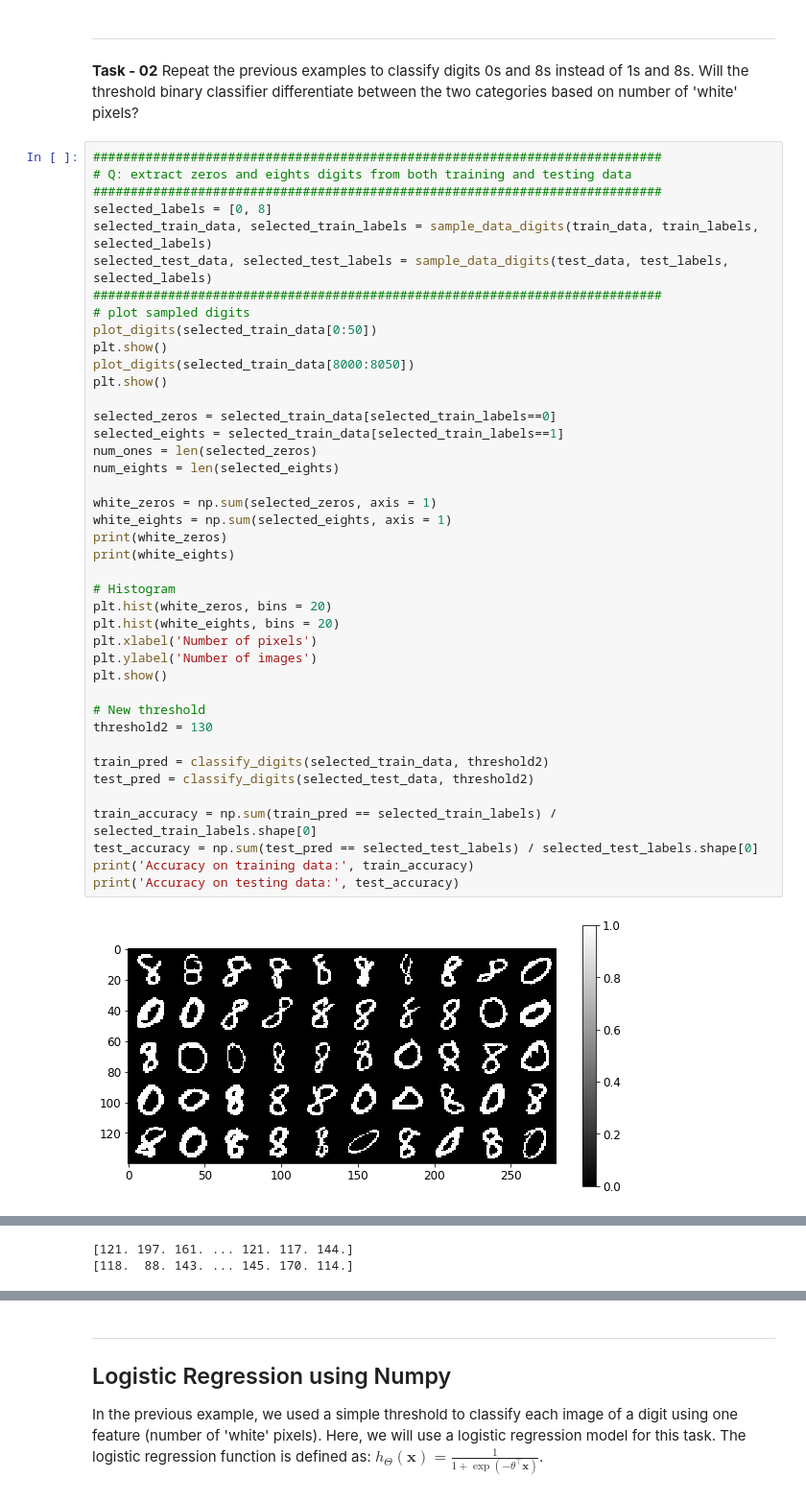
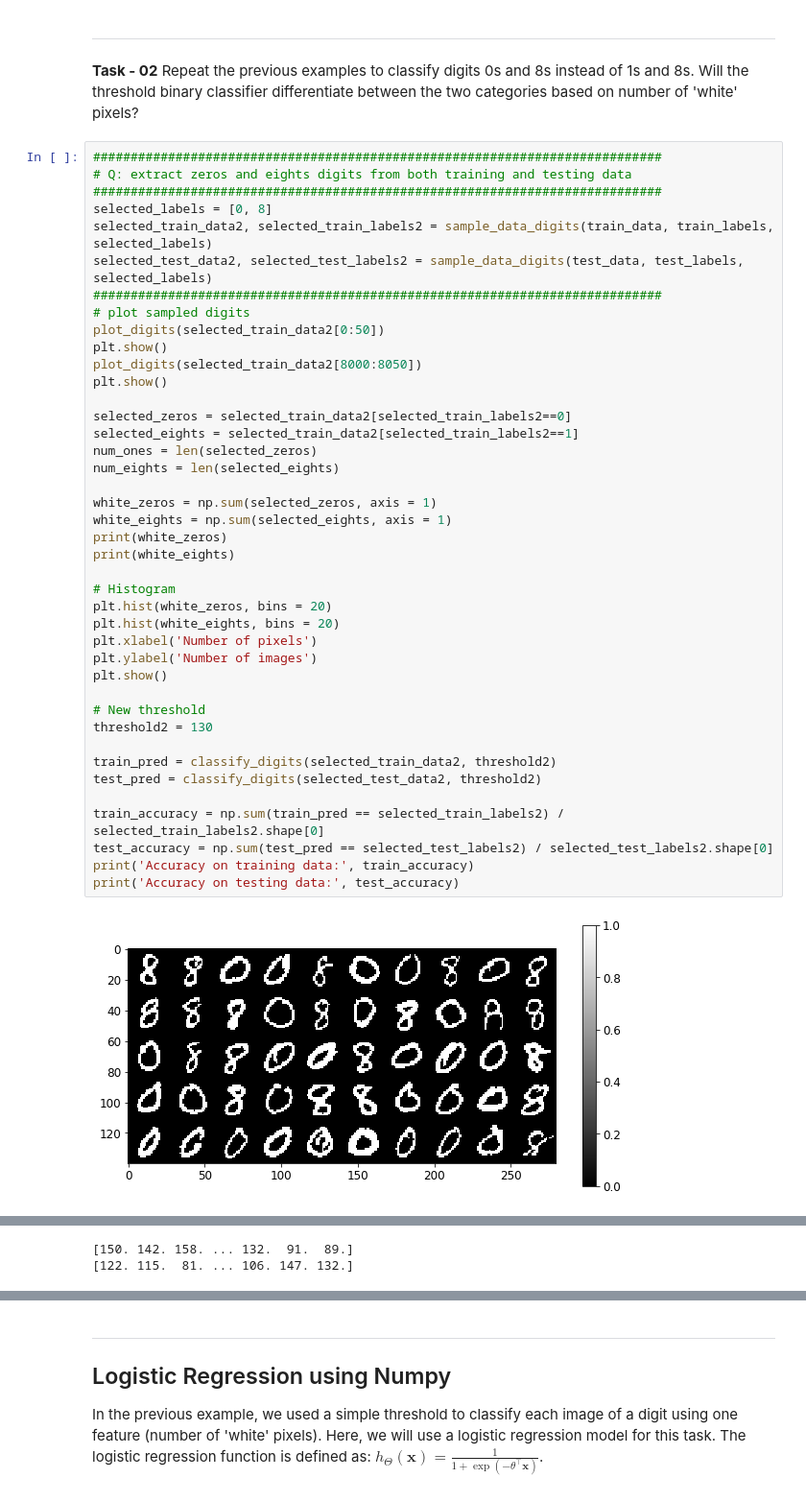
Before and after one commit to kentheo/mli-tutorials, a Jupyter notebook: MLI-Tutorial-1.ipynb, the cells around one changed output, grey strips where cells are left out. Shown: that part at 96% size. Drawn from its saved outputs; the diff is of its cells as text.

```diff
--- a/MLI-Tutorial-1.ipynb
+++ b/MLI-Tutorial-1.ipynb
@@ -228,41 +228,41 @@ Repeat the previous examples to classify digits 0s and 8s instead of 1s and 8s.
 # Q: extract zeros and eights digits from both training and testing data
 ############################################################################
 selected_labels = [0, 8]
-selected_train_data, selected_train_labels = sample_data_digits(train_data, train_labels, selected_labels)
-selected_test_data, selected_test_labels = sample_data_digits(test_data, test_labels, selected_labels)
+selected_train_data2, selected_train_labels2 = sample_data_digits(train_data, train_labels, selected_labels)
+selected_test_data2, selected_test_labels2 = sample_data_digits(test_data, test_labels, selected_labels)
 ############################################################################
 # plot sampled digits
-plot_digits(selected_train_data[0:50])
+plot_digits(selected_train_data2[0:50])
 plt.show()
-plot_digits(selected_train_data[8000:8050])
+plot_digits(selected_train_data2[8000:8050])
 plt.show()
 
-selected_zeros = selected_train_data[selected_train_labels==0]
-selected_eights = selected_train_data[selected_train_labels==1]
+selected_zeros = selected_train_data2[selected_train_labels2==0]
+selected_eights = selected_train_data2[selected_train_labels2==1]
 num_ones = len(selected_zeros)
 num_eights = len(selected_eights)
 
 white_zeros = np.sum(selected_zeros, axis = 1)
 white_eights = np.sum(selected_eights, axis = 1)
 print(white_zeros)
 print(white_eights)
 
 # Histogram
 plt.hist(white_zeros, bins = 20)
 plt.hist(white_eights, bins = 20)
 plt.xlabel('Number of pixels')
 plt.ylabel('Number of images')
 plt.show()
 
 # New threshold
 threshold2 = 130
 
-train_pred = classify_digits(selected_train_data, threshold2)
-test_pred = classify_digits(selected_test_data, threshold2)
+train_pred = classify_digits(selected_train_data2, threshold2)
+test_pred = classify_digits(selected_test_data2, threshold2)
 
-train_accuracy = np.sum(train_pred == selected_train_labels) / selected_train_labels.shape[0]
-test_accuracy = np.sum(test_pred == selected_test_labels) / selected_test_labels.shape[0]
+train_accuracy = np.sum(train_pred == selected_train_labels2) / selected_train_labels2.shape[0]
+test_accuracy = np.sum(test_pred == selected_test_labels2) / selected_test_labels2.shape[0]
 print('Accuracy on training data:', train_accuracy)
 print('Accuracy on testing data:', test_accuracy)
 # %% [output]
-[figure, old version]
+[figure, new version]
@@ -270,5 +270,5 @@ print('Accuracy on testing data:', test_accuracy)
-[121. 197. 161. ... 121. 117. 144.]
-[118.  88. 143. ... 145. 170. 114.]
+[150. 142. 158. ... 132.  91.  89.]
+[122. 115.  81. ... 106. 147. 132.]
 [figure]
 Accuracy on training data: 0.3804144725666723
 Accuracy on testing data: 0.39969293756397134
```
Also changed, not shown: parts of 6 cells of this notebook.
